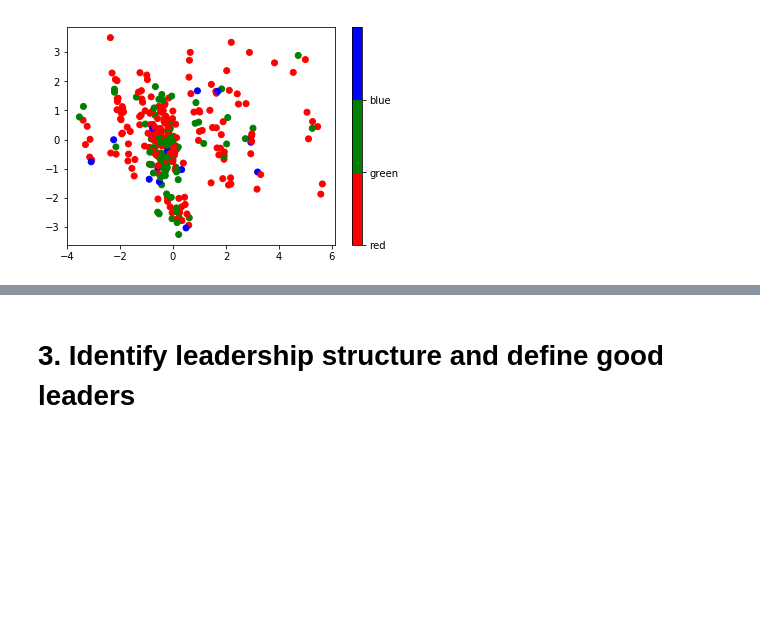
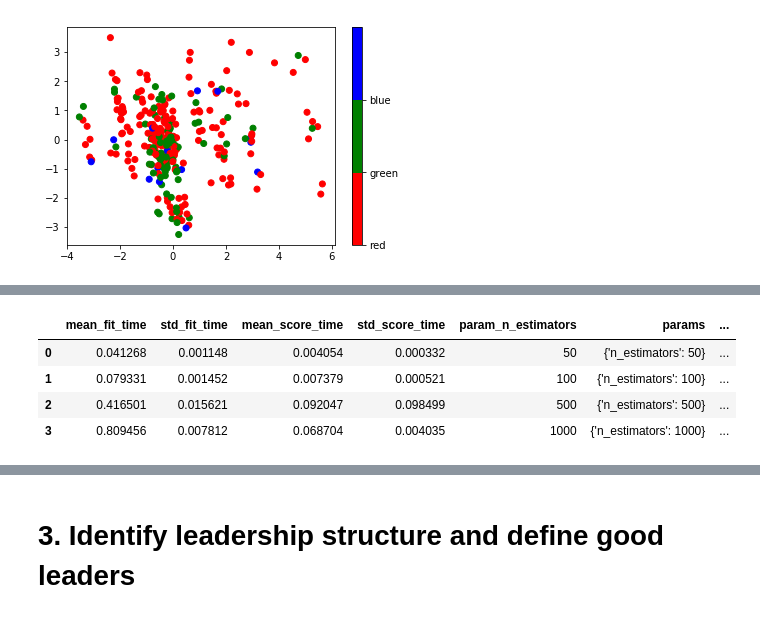
Before and after one commit to parkjan4/DSIP, a Jupyter notebook: Project/HR Project.ipynb, the cells around one changed output, grey strips where cells are left out. Saved outputs shown, nothing was run; the diff lists cells and outputs as text; code cells hidden in the pictures; blank space fills up the shorter version.

```diff
--- a/Project/HR Project.ipynb
+++ b/Project/HR Project.ipynb
@@ -350,0 +353,16 @@ np.count_nonzero(y_est-y_test)/len(y_test)
+# %%
+clsf = ensemble.RandomForestClassifier(n_estimators=1000)
+grid_search = model_selection.GridSearchCV(clsf,
+                                           {'n_estimators': [50, 100, 500, 1000]},
+                                           cv=4,
+                                           scoring='accuracy',
+                                           iid=False,
+                                           return_train_score=False)
+grid_search.fit(x, classes)
+pd.DataFrame(grid_search.cv_results_)
+# %% [output]
+|  | mean_fit_time | std_fit_time | mean_score_time | std_score_time | param_n_estimators | params | ... |
+| 0 | 0.041268 | 0.001148 | 0.004054 | 0.000332 | 50 | {'n_estimators': 50} | ... |
+| 1 | 0.079331 | 0.001452 | 0.007379 | 0.000521 | 100 | {'n_estimators': 100} | ... |
+| 2 | 0.416501 | 0.015621 | 0.092047 | 0.098499 | 500 | {'n_estimators': 500} | ... |
+| 3 | 0.809456 | 0.007812 | 0.068704 | 0.004035 | 1000 | {'n_estimators': 1000} | ... |
```
Also changed, not shown: parts of 8 cells of this notebook, 6 other files.
